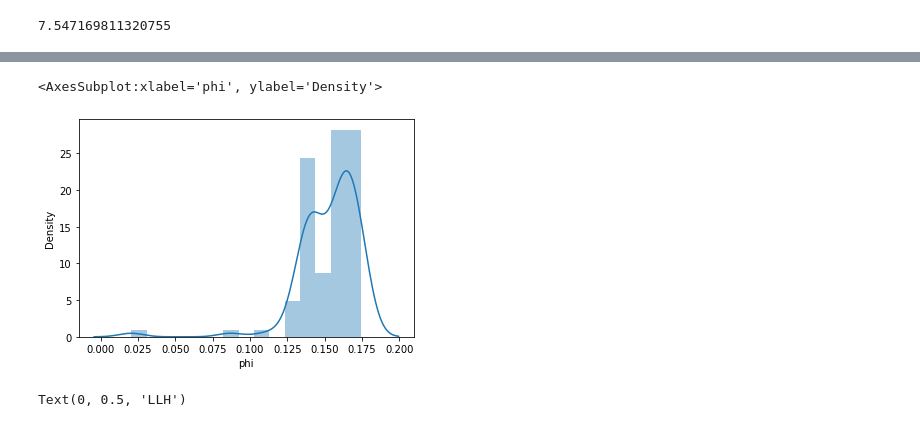
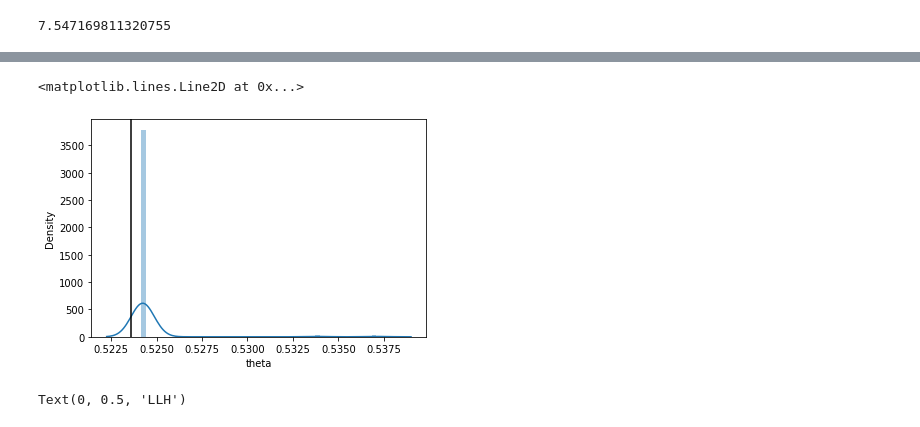
Before and after one commit to pone-software/hyperion, a Jupyter notebook: eval_nn_tres_param.ipynb, the cells around one changed output, grey strips where cells are left out. Cells and saved outputs as stored; diff of their text form; code cells hidden in the pictures.

```diff
--- a/eval_nn_tres_param.ipynb
+++ b/eval_nn_tres_param.ipynb
@@ -173,12 +180,11 @@ def uniform_triple_exp_int(tmax, parameters):
     return out
 
 
-module_positions = torch.tensor(det.module_coords, dtype=torch.float, device=device)
 net = torch.load("data/arival_time_pars_net.dat")
 net.to("cuda")
 
 
-def eval_dist(times, amp_exp, pos, theta, phi, t0, module_ix, mod_eff=0.3):
+def eval_dist(times, amp_exp, pos, theta, phi, t0, module_ix, module_positions, mod_eff=0.3):
     cdir = sph_to_cart(theta, phi)
     model_in, tgeo = source_to_model_input_torch(module_positions, pos, cdir, t0, 0.3, 1.35)
     pdf_params = net(model_in).reshape(module_positions.shape[0], 7)
@@ -206,12 +212,10 @@ def eval_dist(times, amp_exp, pos, theta, phi, t0, module_ix, mod_eff=0.3):
 
     tres_lh = torch.where(times >= 0, trespdf_eval, noise_term)
 
-
-
     return tres_lh, n_ph_exp
 
 
-def eval_likelihood(event, amp_exp, pos, theta, phi, t0, mod_eff=0.3):
+def eval_likelihood(event, amp_exp, pos, theta, phi, t0, module_positions, mod_eff=0.3):
 
     cdir = sph_to_cart(theta, phi)
     model_in, tgeo = source_to_model_input_torch(module_positions, pos, cdir, t0, 0.3, 1.35)
@@ -251,14 +254,23 @@ def eval_likelihood(event, amp_exp, pos, theta, phi, t0, mod_eff=0.3):
 # %% [output]
 7.547169811320755
 # %%
+rng = np.random.RandomState(31338)
+oms_per_line = 20
+dist_z = 50
+dark_noise_rate = 16 * 1E-5 # 1/ns
+det = make_triang(100, oms_per_line, dist_z, dark_noise_rate, rng)
+
+module_positions = torch.tensor(det.module_coords, dtype=torch.float, device=device)
+side_len = 100
+
 theta = np.radians(30)
-theta2 = np.radians(20)
 phi = np.radians(10)
 cdir = sph_to_cart_np(theta, phi)
-cdir2 = sph_to_cart_np(theta2, phi)
-pos = np.asarray([30., 40, 0])
+pos = np.asarray([50., side_len/(2*np.sqrt(3)), 0])
 t0_gen = 20
-amp_gen = 1E10
+
+energy_gen = 100E3
+amp_gen = energy_gen * (5.3 * 250 * 1e2)
 
 
 gen_ph = make_generate_photons_nn("../hyperion/data/arival_time_pars_net.dat")
@@ -266,13 +278,8 @@ phsrc = PhotonSource(pos, amp_gen, 0, cdir)
 samples = gen_ph(det.module_coords, det.module_efficiencies, [phsrc])
 
 theta_t = torch.tensor(theta, device=device, dtype=torch.float)
-theta2_t = torch.tensor(theta2, device=device, dtype=torch.float)
 cdir_t = torch.tensor(cdir, device=device, dtype=torch.float)
 phi_t = torch.tensor(phi, device=device, dtype=torch.float)
 pos_t = torch.tensor(pos, device=device, dtype=torch.float)
 amp_gen_t = torch.tensor(amp_gen, device=device, dtype=torch.float)
 t0_gen_t = torch.tensor(t0_gen, device=device, dtype=torch.float)
-xs = np.linspace(0, 500, 500)
-
-event, record = generate_cascade(det, pos, t0_gen, cdir, n_photons=1E8,  pprop_func=gen_ph)
-event2, record2 = generate_cascade(det, pos, t0_gen, cdir2, n_photons=1E8,  pprop_func=gen_ph)
@@ -299,10 +289,10 @@ def dpsi(zen1, azi1, zen2, azi2):
     v2 = sph_to_cart(zen2, azi2)
     return np.arccos(np.dot(v1, v2))
 # %%
-def make_obj_func(event, llh):
+def make_obj_func(event, llh, module_positions):
     def func(pars):
         pars = torch.tensor(pars, dtype=torch.float, device=device, requires_grad=True)
-        val = -llh(event, 10**pars[0], pars[1:4], pars[4], pars[5], pars[6])
+        val = -llh(event, 10**pars[0], pars[1:4], pars[4], pars[5], pars[6], module_positions)
         val.backward()
         grads = pars.grad
         return np.asarray(val.detach().cpu().numpy(), dtype=np.float64), np.asarray(grads.detach().cpu().numpy(), dtype=np.float64)
@@ -313,7 +303,7 @@ results = []
 for i in range(100):
     event, record = generate_cascade(det, pos, t0_gen, cdir, n_photons=amp_gen, pprop_func=gen_ph, seed=i)
 
-    minfunc = make_obj_func(event, eval_likelihood)
+    minfunc = make_obj_func(event, eval_likelihood, module_positions)
 
     if phi > np.pi:
         phi_seed = phi - 2*np.pi
@@ -327,8 +317,6 @@ for i in range(100):
     results.append(res[0])
 # %%
 results_df = pd.DataFrame(results, columns=["log10(E)", "x", "y", "z", "theta", "phi", "t"])
-# %%
-results_df["phi"] = results_df["phi"]
 # %%
 results_df.describe()
 # %% [output]
@@ -348,8 +336,9 @@ scipy.stats.circstd(results_df["phi"])
 # %%
-sns.distplot(results_df["phi"])
+sns.distplot(results_df["theta"])
+plt.axvline(theta, color="k")
 # %% [output]
-<AxesSubplot:xlabel='phi', ylabel='Density'>
+<matplotlib.lines.Line2D at 0x...>
-[figure, old version]
+[figure, new version]
 # %%
 xs = np.linspace(300, 700, 1000)
 xs_t = torch.tensor(xs, device=device, dtype=torch.float)
```
Also changed, not shown: parts of 18 cells of this notebook, 3 other files.
